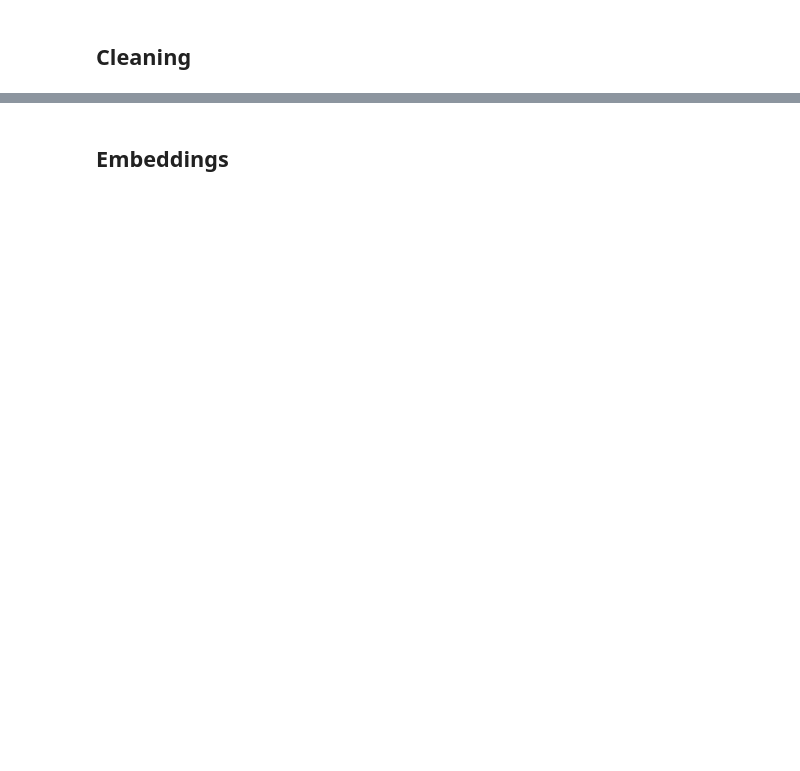
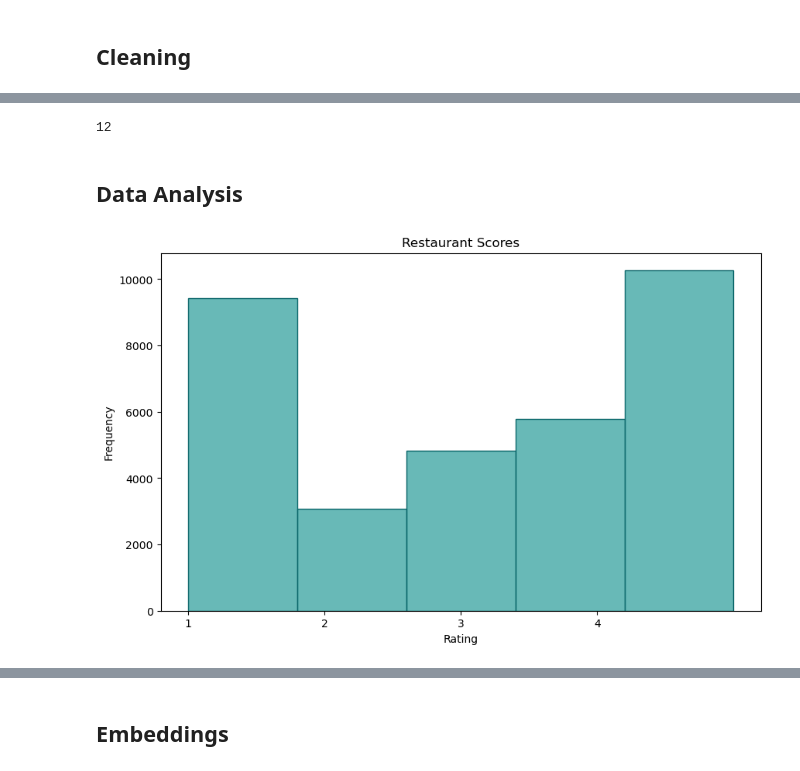
Before and after one commit to p-parks/AAI-501-Final-Project, a Jupyter notebook: Notebook/AAI-501-02-SU23-Final Project Proposal.ipynb, the cells around one changed output, grey strips where cells are left out. Cells and saved outputs as stored; diff of their text form; code cells hidden in the pictures; blank space fills up the shorter version.

```diff
--- a/Notebook/AAI-501-02-SU23-Final Project Proposal.ipynb
+++ b/Notebook/AAI-501-02-SU23-Final Project Proposal.ipynb
@@ -46,3 +43,20 @@ df.head()
 | 3 | McDonald's | Fast food restaurant | 13749 US-183 Hwy, Austin, TX 7875... | 30.460718 | -97.792874 | 1,240 | 5 days ago | Made a mobile order got to the sp... | ... |
 | 4 | McDonald's | Fast food restaurant | 13749 US-183 Hwy, Austin, TX 7875... | 30.460718 | -97.792874 | 1,240 | a month ago | My mc. Crispy chicken sandwich wa... | ... |
 | 5 | McDonald's | Fast food restaurant | 13749 US-183 Hwy, Austin, TX 7875... | 30.460718 | -97.792874 | 1,240 | 2 months ago | I repeat my order 3 times in the ... | ... |
+# %%
+def get_state_from_address(address):
+    state_match = re.search(r'\b[A-Z]{2}\b\s\d{5}', address)
+    return state_match.group(0).split()[0] if state_match else ''
+
+df['state'] = df['store_address'].apply(get_state_from_address)
+# df['state'].describe()
+# df['state'].head()
+df['state'].nunique()
+# unique_states = df[['state']].drop_duplicates()
+# print(unique_states)
+
+# Investigate the blank states
+# rows_with_blank_state = df[df['state'] == '']
+# print(rows_with_blank_state["store_address"])
+# %% [output]
+12
@@ -48,0 +69,20 @@ df.head()
+# %% [markdown]
+## Data Analysis
+# %%
+sorted_data = df.sort_values('rating_int')
+
+# Set the color palette
+sns.set_palette(sns.color_palette(["#35A29F"]))
+
+# Create a histogram
+plt.figure(figsize=(10, 6))
+sns.histplot(df, x='rating_int', bins=5, edgecolor="#0B666A", linewidth=1)
+
+# Customize the plot
+plt.title("Restaurant Scores")
+plt.xlabel('Rating')
+plt.ylabel('Frequency')
+plt.xticks(range(1,5))
+plt.show()
+# %% [output]
+[figure, added]
```
Also changed, not shown: parts of 11 cells of this notebook.
